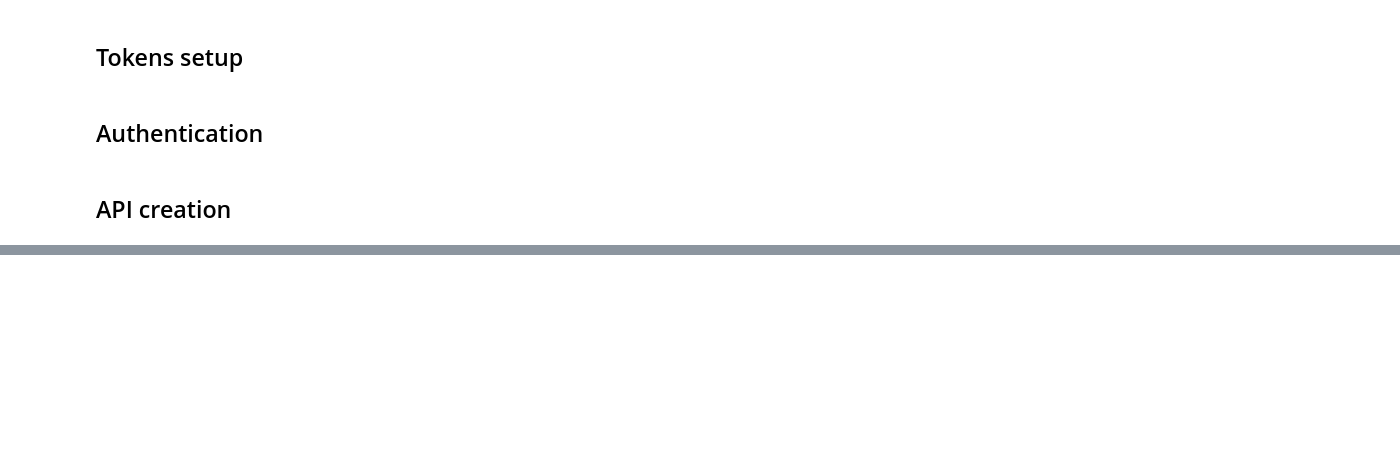
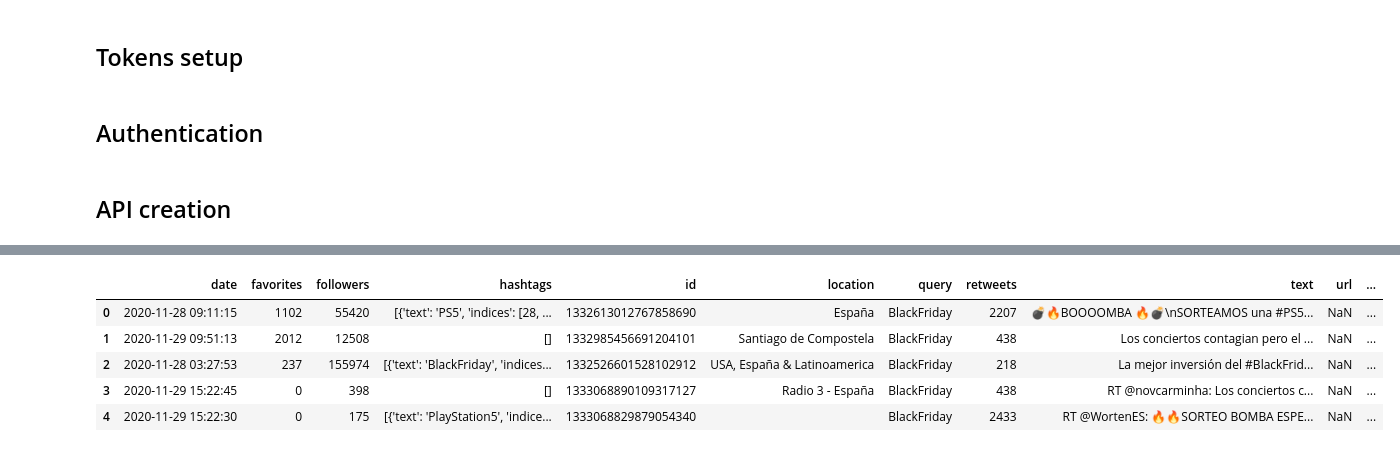
Before and after one commit to patricrp/BFVisualization, a Jupyter notebook: input/Twitter API Fetching Black Friday Content.ipynb, the cells around one changed output, grey strips where cells are left out. Cells and saved outputs as stored; diff of their text form; code cells hidden in the pictures; blank space fills up the shorter version.

Commit message:
pandas data cleaning

```diff
--- a/input/Twitter API Fetching Black Friday Content.ipynb
+++ b/input/Twitter API Fetching Black Friday Content.ipynb
@@ -20,9 +21,9 @@ auth.set_access_token(access_token, access_token_secret)
 # %%
 api = tweepy.API(auth, wait_on_rate_limit=True, wait_on_rate_limit_notify=True)
 # %%
-for tweet in tweepy.Cursor(api.search,
-                       q='BlackFriday',
+query = 'BlackFriday'
+tweets = tweepy.Cursor(api.search,
+                       q=query,
                        lang="es",
                        geo='40.416775,-3.703790, 510',
-                       result_type='mixed').items(10):
-     print(json.dumps(tweet._json, indent=2))
+                       result_type='mixed').items(10)
@@ -30,0 +30,4 @@ TweepError: Twitter error response: status code = 401
+# %%
+data = [[query, tweet.id, tweet.created_at, tweet.user.location, tweet.user.screen_name, tweet.text, tweet.entities['hashtags'], tweet.favorite_count, tweet.retweet_count, tweet.entities['urls'], tweet.user.followers_count] for tweet in tweets]
+
+df = pd.DataFrame(data=data, columns=['query','id', 'date', 'location', 'user', 'text', 'hashtags', 'favorites', 'retweets', 'urls', 'followers'])
@@ -30,0 +48,16 @@ TweepError: Twitter error response: status code = 401
+# %%
+count = 1
+while count >= 1:
+    tweets = tweepy.Cursor(api.search,
+                           q=query,
+                           lang='es',
+                           geo='40.416775,-3.703790, 510',
+                           result_type='mixed',
+                           max_id=df.id.max()).items(1500)
+    data = [[query, tweet.id, tweet.created_at, tweet.user.location, tweet.user.screen_name, tweet.text, tweet.entities['hashtags'], tweet.favorite_count, tweet.retweet_count, tweet.entities['urls'], tweet.user.followers_count] for tweet in tweets]
+    df2 = pd.DataFrame(data=data, columns=['query','id', 'date', 'location', 'user', 'text', 'hashtags', 'favorites', 'retweets', 'url', 'followers'])
+    df = df.append(df2, sort=True)
+    count += 1
+    print('Updating your dataframe. Adding 1500 to the dataframe')
+    print(df.shape)
+    print('Id max', df.id.max())
@@ -30,0 +102,9 @@ TweepError: Twitter error response: status code = 401
+# %%
+df.head()
+# %% [output]
+|  | date | favorites | followers | hashtags | id | location | query | retweets | text | url | ... |
+| 0 | 2020-11-28 09:11:15 | 1102 | 55420 | [{'text': 'PS5', 'indices': [28, ... | 1332613012767858690 | España | BlackFriday | 2207 | 💣🔥BOOOOMBA 🔥💣\nSORTEAMOS una #PS5... | NaN | ... |
+| 1 | 2020-11-29 09:51:13 | 2012 | 12508 | [] | 1332985456691204101 | Santiago de Compostela | BlackFriday | 438 | Los conciertos contagian pero el ... | NaN | ... |
+| 2 | 2020-11-28 03:27:53 | 237 | 155974 | [{'text': 'BlackFriday', 'indices... | 1332526601528102912 | USA, España & Latinoamerica | BlackFriday | 218 | La mejor inversión del #BlackFrid... | NaN | ... |
+| 3 | 2020-11-29 15:22:45 | 0 | 398 | [] | 1333068890109317127 | Radio 3 - España | BlackFriday | 438 | RT @novcarminha: Los conciertos c... | NaN | ... |
+| 4 | 2020-11-29 15:22:30 | 0 | 175 | [{'text': 'PlayStation5', 'indice... | 1333068829879054340 |  | BlackFriday | 2433 | RT @WortenES: 🔥🔥SORTEO BOMBA ESPE... | NaN | ... |
```
Also changed, not shown: parts of 14 cells of this notebook, 4 other files.
